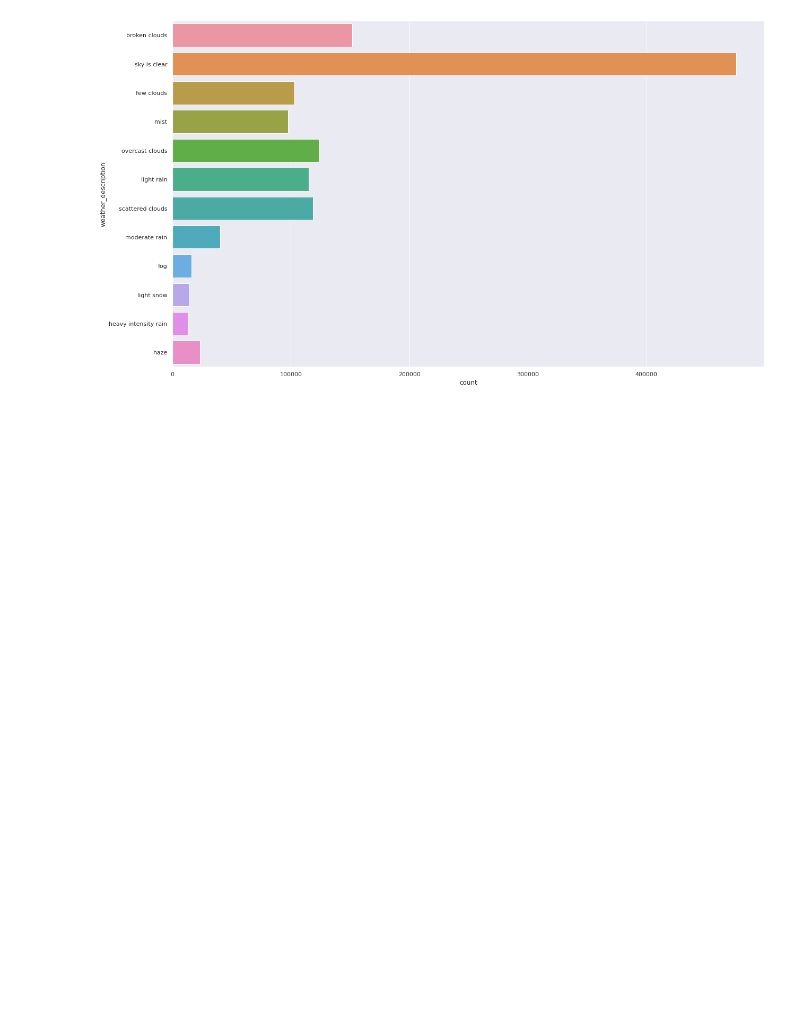
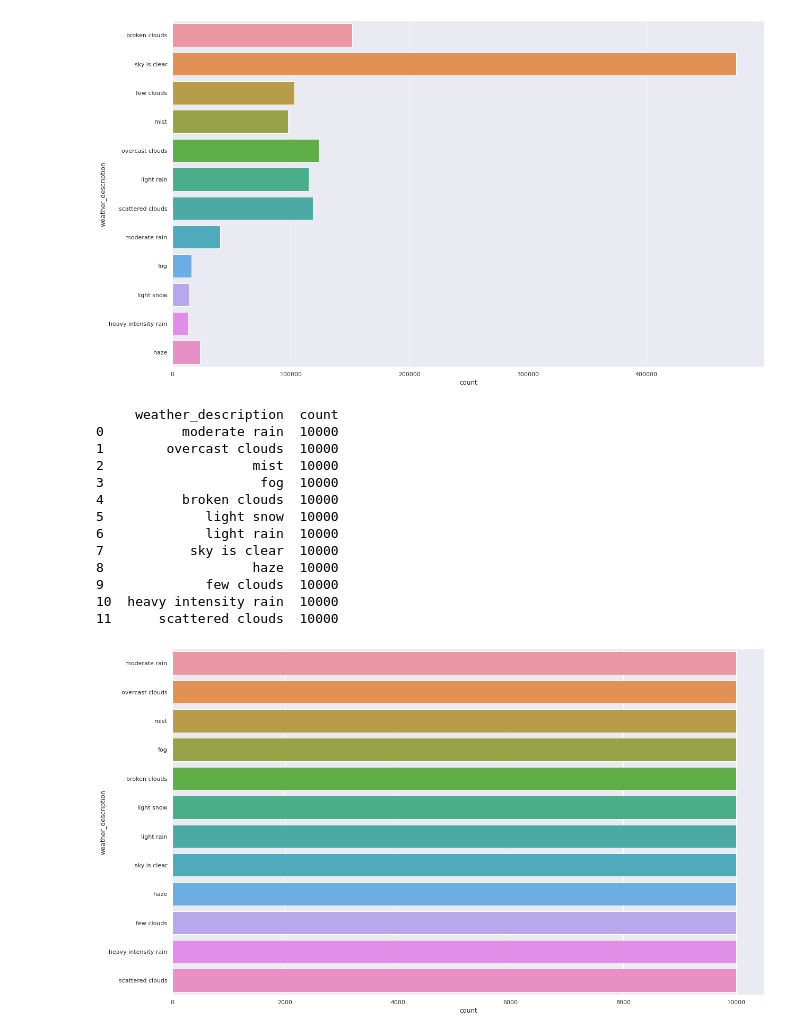
Before and after one commit to shamoryj/ML_final_project, a Jupyter notebook: preprocess_data.ipynb, the cells around one changed output. Saved outputs shown, nothing was run; the diff lists cells and outputs as text; code cells hidden in the pictures; blank space fills up the shorter version.

Commit message:
Randomly sample 10,000 of each weather condition to produce equally distributed output classes. Also perform standardization and normalization on relevant columns.

```diff
--- a/preprocess_data.ipynb
+++ b/preprocess_data.ipynb
@@ -202,6 +203,38 @@ print(skew)
 10            light snow   14368
 11  heavy intensity rain   13396
 [figure]
+# %%
+# Randomly sample 10,000 of each weather condition to produce equally distributed output classes
+all_distr_dfs = []
+for descr, count in counts:
+    all_distr_dfs.append((preprocess_df.loc[preprocess_df['weather_description'] == descr]).sample(10000, random_state=count))
+
+equal_distr_df = pd.concat(all_distr_dfs, axis=0)
+preprocess_df = equal_distr_df.sample(frac=1, random_state=1).reset_index(drop=True)
+
+sns.set_theme(style="darkgrid")
+plt.figure(figsize = (20,12))
+ax2 = sns.countplot(y="weather_description", data=preprocess_df)
+counts = Counter(preprocess_df["weather_description"]).most_common()
+skew = pd.DataFrame()
+skew['weather_description'] = [descr for descr, count in counts]
+skew['count'] = [count for descr, count in counts]
+print(skew)
+# %% [output]
+     weather_description  count
+0          moderate rain  10000
+1        overcast clouds  10000
+2                   mist  10000
+3                    fog  10000
+4          broken clouds  10000
+5             light snow  10000
+6             light rain  10000
+7           sky is clear  10000
+8                   haze  10000
+9             few clouds  10000
+10  heavy intensity rain  10000
+11      scattered clouds  10000
+[figure, added]
 # %%
 # Encode weather description labels to integers
 labels, levels = pd.factorize(preprocess_df['weather_description'])
```
Also changed, not shown: parts of 4 cells of this notebook.
